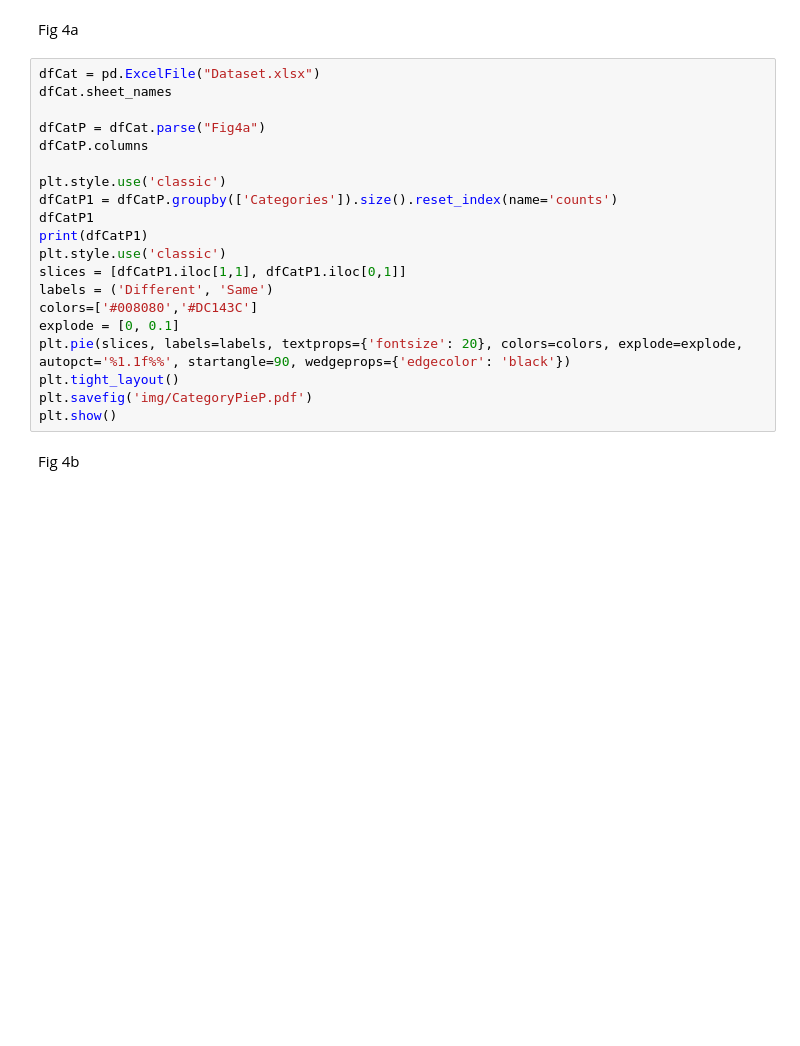
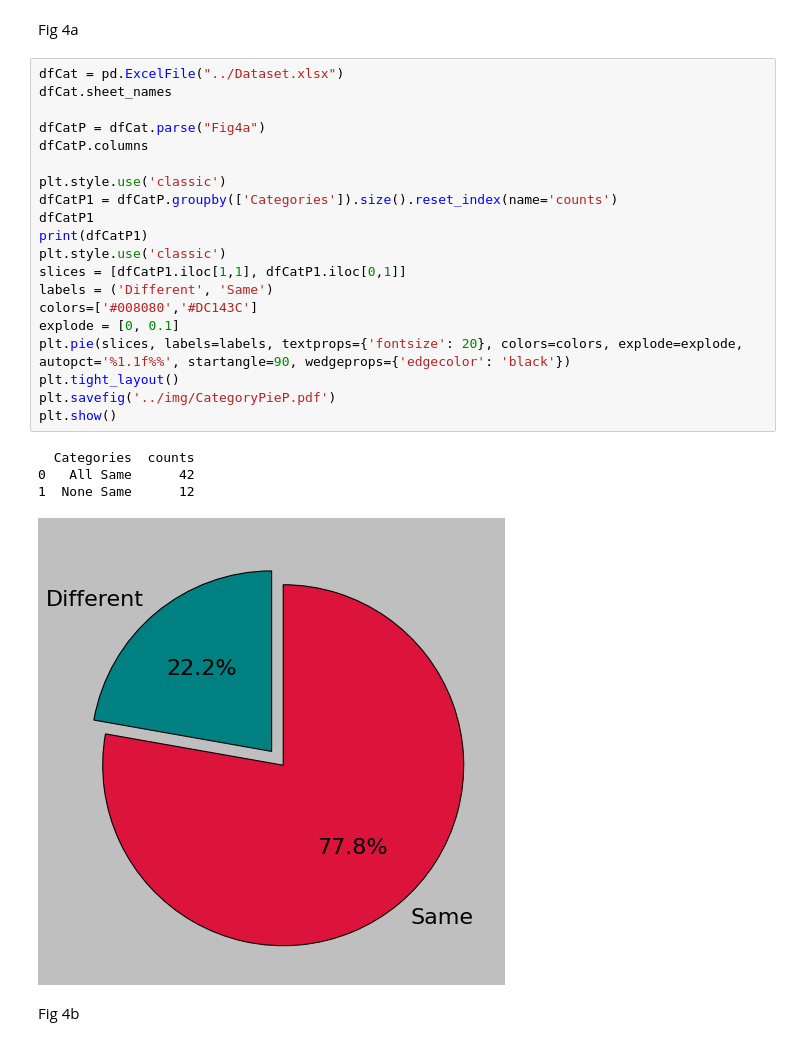
Before and after one commit to johnxu21/emse2021, a Jupyter notebook: notebooks/FigureScriptsEmse2020.ipynb, the cells around one changed output. Cells and saved outputs as stored; diff of their text form; blank space fills up the shorter version.

```diff
--- a/notebooks/FigureScriptsEmse2020.ipynb
+++ b/notebooks/FigureScriptsEmse2020.ipynb
@@ -35,25 +44,30 @@ plt.show()
 # %% [markdown]
 Fig 4a
 # %%
-dfCat = pd.ExcelFile("Dataset.xlsx")
+dfCat = pd.ExcelFile("../Dataset.xlsx")
 dfCat.sheet_names
 
 dfCatP = dfCat.parse("Fig4a")
 dfCatP.columns
 
 plt.style.use('classic')
 dfCatP1 = dfCatP.groupby(['Categories']).size().reset_index(name='counts')
 dfCatP1
 print(dfCatP1)
 plt.style.use('classic')
 slices = [dfCatP1.iloc[1,1], dfCatP1.iloc[0,1]]
 labels = ('Different', 'Same')
 colors=['#008080','#DC143C']
 explode = [0, 0.1]
 plt.pie(slices, labels=labels, textprops={'fontsize': 20}, colors=colors, explode=explode, autopct='%1.1f%%', startangle=90, wedgeprops={'edgecolor': 'black'})
 plt.tight_layout()
-plt.savefig('img/CategoryPieP.pdf')
+plt.savefig('../img/CategoryPieP.pdf')
 plt.show()
+# %% [output]
+  Categories  counts
+0   All Same      42
+1  None Same      12
+[figure, added]
 # %% [markdown]
 Fig 4b
 # %%
```
Also changed, not shown: parts of 9 cells of this notebook, 21 other files.
